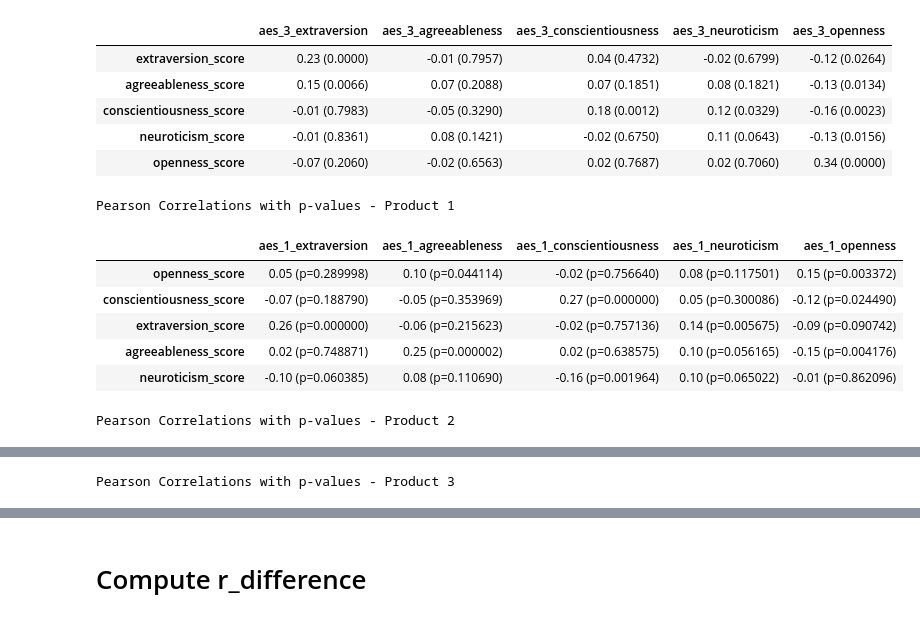
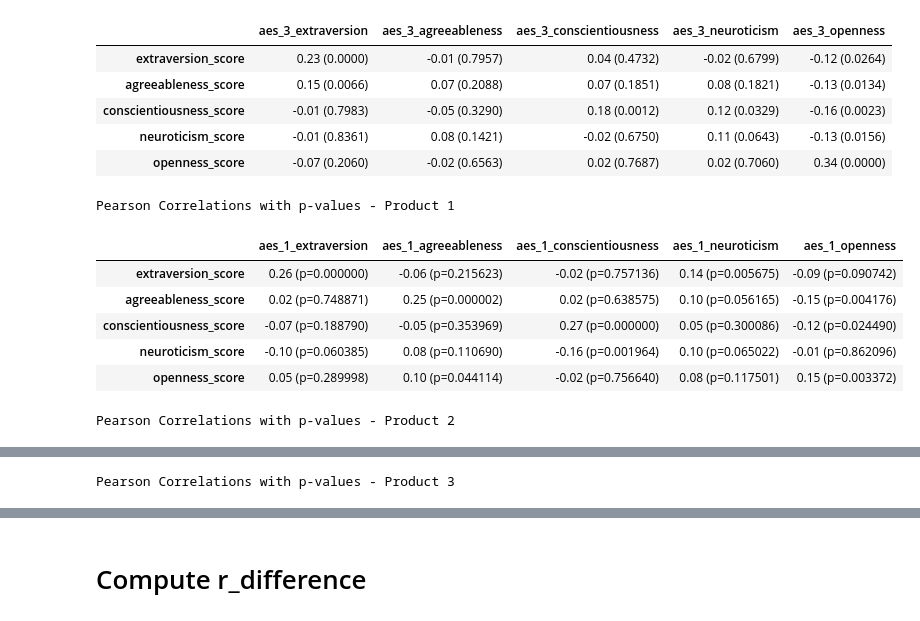
Before and after one commit to uploadedminds/synthetic-twin-agents-study, a Jupyter notebook: analysis/synthetic-participants/analysis_gemini_2.0_flash.ipynb, the cells around one changed output, grey strips where cells are left out. Cells and saved outputs as stored; diff of their text form; code cells hidden in the pictures.

```diff
--- a/analysis/synthetic-participants/analysis_gemini_2.0_flash.ipynb
+++ b/analysis/synthetic-participants/analysis_gemini_2.0_flash.ipynb
@@ -632,49 +632,80 @@ regression_results[3]
 | openness_score | -0.07 (0.2060) | -0.02 (0.6563) | 0.02 (0.7687) | 0.02 (0.7060) | 0.34 (0.0000) |
 # %%
 import pandas as pd
-import pingouin as pg  # Using pingouin instead of scipy
+import numpy as np
+from scipy.stats import pearsonr
 
-def compute_correlations_with_pvalues(df, aes_cols, traits_cols):
-    correlation_results = pd.DataFrame(index=traits_cols, columns=aes_cols)
+def correlations_with_p_and_n(df, aes_cols, traits_cols):
+    r_df = pd.DataFrame(index=traits_cols, columns=aes_cols, dtype=float)
+    p_df = pd.DataFrame(index=traits_cols, columns=aes_cols, dtype=float)
+    n_df = pd.DataFrame(index=traits_cols, columns=aes_cols, dtype=int)
 
     for trait in traits_cols:
         for aes in aes_cols:
-            corr_res = pg.corr(df[trait], df[aes])
-            r = corr_res["r"].values[0]
-            p = corr_res["p-val"].values[0]
-            correlation_results.loc[trait, aes] = f"{r:.2f} (p={p:.6f})"
+            pair = df[[trait, aes]].dropna()
+            n = len(pair)
+            if n >= 3:
+                r, p = pearsonr(pair[trait], pair[aes])
+            else:
+                r, p = float("nan"), float("nan")
+            r_df.loc[trait, aes] = r
+            p_df.loc[trait, aes] = p
+            n_df.loc[trait, aes] = n
 
-    return correlation_results
+    return r_df, p_df, n_df
 
-# Define AES and personality trait columns
-aes_cols_product1 = ['aes_1_extraversion', 'aes_1_agreeableness', 'aes_1_conscientiousness', 'aes_1_neuroticism', 'aes_1_openness']
-aes_cols_product2 = ['aes_2_extraversion', 'aes_2_agreeableness', 'aes_2_conscientiousness', 'aes_2_neuroticism', 'aes_2_openness']
-aes_cols_product3 = ['aes_3_extraversion', 'aes_3_agreeableness', 'aes_3_conscientiousness', 'aes_3_neuroticism', 'aes_3_openness']
+r1, p1, n1 = correlations_with_p_and_n(df_aes_with_aes_residualized, aes_cols_product1, personality_cols)
+r2, p2, n2 = correlations_with_p_and_n(df_aes_with_aes_residualized, aes_cols_product2, personality_cols)
+r3, p3, n3 = correlations_with_p_and_n(df_aes_with_aes_residualized, aes_cols_product3, personality_cols)
+
+def pretty_table(r_df, p_df):
+    return pd.DataFrame(
+        [[f"{r_df.iloc[i,j]:.2f} (p={p_df.iloc[i,j]:.6f})"
+          if pd.notna(r_df.iloc[i,j]) and pd.notna(p_df.iloc[i,j]) else "nan"
+          for j in range(r_df.shape[1])]
+         for i in range(r_df.shape[0])],
+        index=r_df.index,
+        columns=r_df.columns
+    )
+
+def json_ready_pvals(p_df: pd.DataFrame):
+    # Flatten -> Python floats -> replace NaN/inf with None
+    flat = np.asarray(p_df.to_numpy(dtype=float)).ravel()
+    return [None if (pd.isna(v) or not np.isfinite(v)) else float(v) for v in flat]
+
+# --- Pretty tables ---
+print("Pearson Correlations with p-values - Product 1")
+display(pretty_table(r1, p1))
+print("Pearson Correlations with p-values - Product 2")
+display(pretty_table(r2, p2))
+print("Pearson Correlations with p-values - Product 3")
+display(pretty_table(r3, p3))
+
+# --- Print arrays of p-values ---
+print("\nP-values as arrays:")
+print("Product 1:", p1.values.flatten())
+print("Product 2:", p2.values.flatten())
+print("Product 3:", p3.values.flatten())
 
 
-personality_cols = ['openness_score', 'conscientiousness_score', 'extraversion_score', 'agreeableness_score', 'neuroticism_score']
+import json
 
-# Compute Pearson correlations with p-values for each product
-correlations_pvalues_product1 = compute_correlations_with_pvalues(df_aes_with_aes_residualized, aes_cols_product1, personality_cols)
-correlations_pvalues_product2 = compute_correlations_with_pvalues(df_aes_with_aes_residualized, aes_cols_product2, personality_cols)
-correlations_pvalues_product3 = compute_correlations_with_pvalues(df_aes_with_aes_residualized, aes_cols_product3, personality_cols)
+pvals = {
+    "p1_gemini_2.0_flash_correlations": json_ready_pvals(p1),
+    "p2_gemini_2.0_flash_correlations": json_ready_pvals(p2),
+    "p3_gemini_2.0_flash_correlations": json_ready_pvals(p3),
+}
 
-# Display results
-print("Pearson Correlations with p-values - Product 1")
-display(correlations_pvalues_product1)
-
-print("Pearson Correlations with p-values - Product 2")
-display(correlations_pvalues_product2)
-
-print("Pearson Correlations with p-values - Product 3")
-display(correlations_pvalues_product3)
+# save pvals
+with open("../p_value_correction/gemini_2.0_flash_correlations_pvals.json", "w") as f:
+    json.dump(pvals, f, indent=4)
 # %% [output]
 Pearson Correlations with p-values - Product 1
 |  | aes_1_extraversion | aes_1_agreeableness | aes_1_conscientiousness | aes_1_neuroticism | aes_1_openness |
-| openness_score | 0.05 (p=0.289998) | 0.10 (p=0.044114) | -0.02 (p=0.756640) | 0.08 (p=0.117501) | 0.15 (p=0.003372) |
-| conscientiousness_score | -0.07 (p=0.188790) | -0.05 (p=0.353969) | 0.27 (p=0.000000) | 0.05 (p=0.300086) | -0.12 (p=0.024490) |
 | extraversion_score | 0.26 (p=0.000000) | -0.06 (p=0.215623) | -0.02 (p=0.757136) | 0.14 (p=0.005675) | -0.09 (p=0.090742) |
 | agreeableness_score | 0.02 (p=0.748871) | 0.25 (p=0.000002) | 0.02 (p=0.638575) | 0.10 (p=0.056165) | -0.15 (p=0.004176) |
+| conscientiousness_score | -0.07 (p=0.188790) | -0.05 (p=0.353969) | 0.27 (p=0.000000) | 0.05 (p=0.300086) | -0.12 (p=0.024490) |
 | neuroticism_score | -0.10 (p=0.060385) | 0.08 (p=0.110690) | -0.16 (p=0.001964) | 0.10 (p=0.065022) | -0.01 (p=0.862096) |
+| openness_score | 0.05 (p=0.289998) | 0.10 (p=0.044114) | -0.02 (p=0.756640) | 0.08 (p=0.117501) | 0.15 (p=0.003372) |
 Pearson Correlations with p-values - Product 2
 |  | aes_2_extraversion | aes_2_agreeableness | aes_2_conscientiousness | aes_2_neuroticism | aes_2_openness |
```
Also changed, not shown: parts of 4 cells of this notebook, 33 other files.
